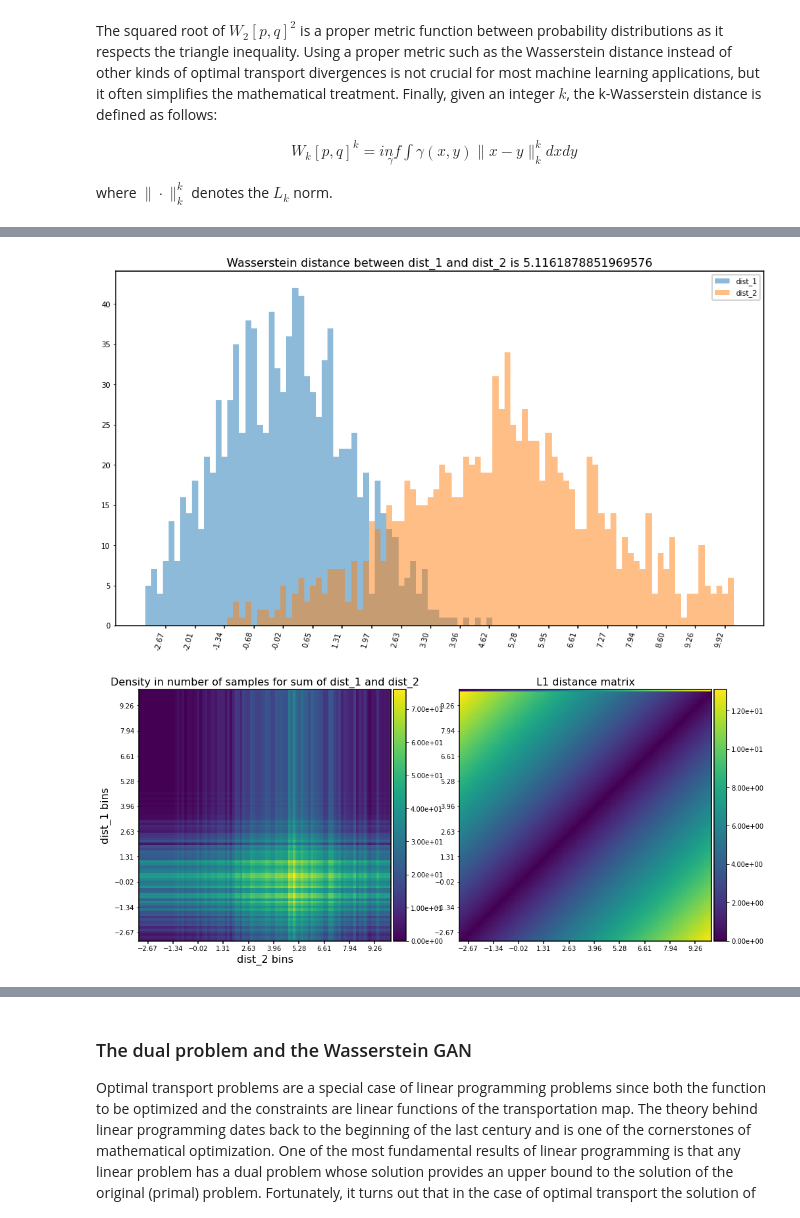
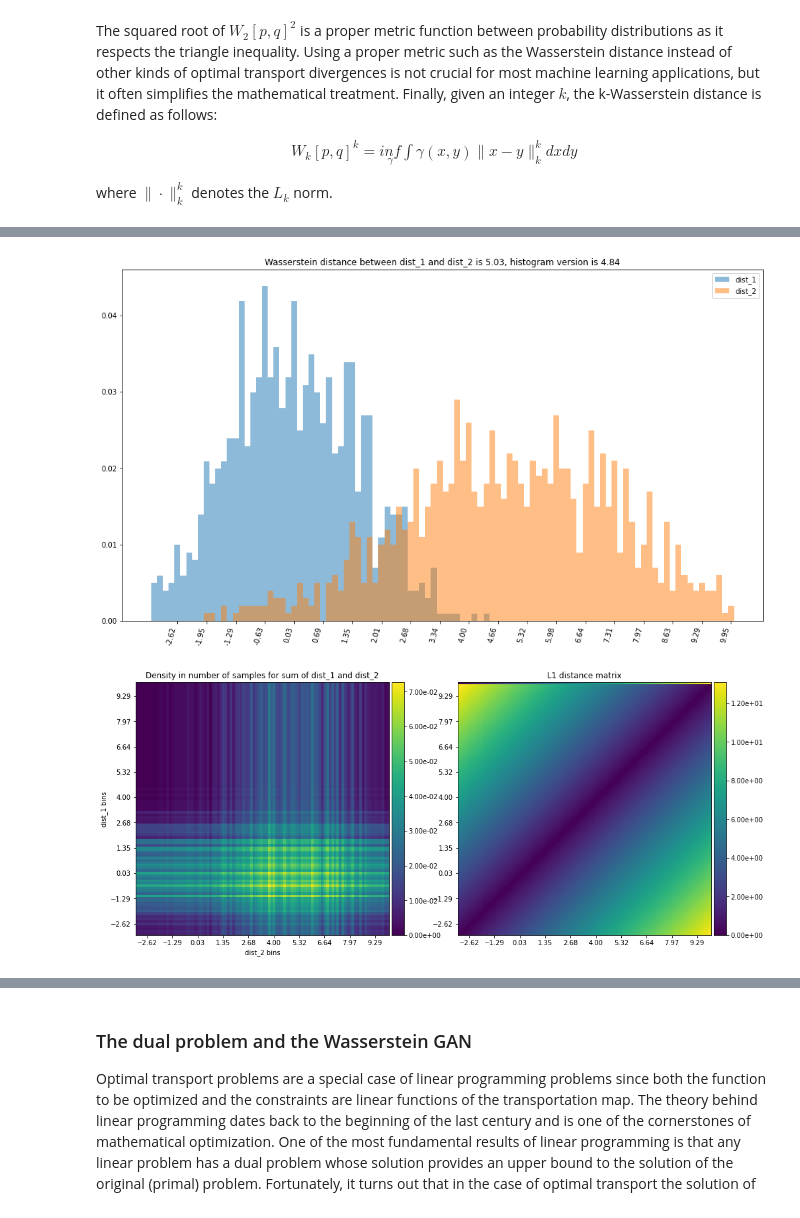
Before and after one commit to gnthibault/Optimisation-Python, a Jupyter notebook: OptimalTransportWasserteinDistance.ipynb, the cells around one changed output, grey strips where cells are left out. Drawn from its saved outputs; the diff is of its cells as text; code cells hidden in the pictures.

```diff
--- a/OptimalTransportWasserteinDistance.ipynb
+++ b/OptimalTransportWasserteinDistance.ipynb
@@ -196,12 +197,25 @@ dist_2 = np.random.normal(loc=mu_2, scale=sigma_2, size=nb_samples)
 min_99_perc = np.percentile(np.concatenate((dist_1, dist_2)), 1)
 max_99_perc = np.percentile(np.concatenate((dist_1, dist_2)), 99)
 #bins = np.linspace(min_99_perc, max_99_perc, nb_bins+1)
+
+# We also make sure that bins are normalized to 1 so that it looks like a distribution
 hist_1, bins = np.histogram(dist_1, bins=nb_bins, range=[min_99_perc, max_99_perc], density=False)
 hist_2, bins = np.histogram(dist_2, bins=nb_bins, range=[min_99_perc, max_99_perc], density=False)
+hist_1, hist_2 = hist_1/hist_1.sum(), hist_2/hist_2.sum()
 width_bins = np.diff(bins)
 center_bins = (bins[:-1] + bins[1:]) / 2
 
+# Compute wasserstein distance on the empirical distribution
+w_d = wasserstein_distance(u_values=dist_1,
+                           v_values=dist_2)
 
+# Compute wasserstein distances on the histogram version of the data
+w_d_hist = wasserstein_distance(u_values=center_bins,
+                                v_values=center_bins,
+                                u_weights=hist_1,
+                                v_weights=hist_2)
+
+# Plot
 fig, ax = plt.subplots(figsize=(16,9))
 #If bins is a sequence, it defines the bin edges, including the left edge of the first bin and the right edge of the last bin
 #ax.hist(dist_1, bins, alpha=0.5, label='dist_1')
@@ -212,7 +226,7 @@ ax.set_xticks(center_bins)
 ax.set_xticklabels(map(lambda x: f"{x:.2f}", center_bins), rotation = 75, ha="right")
 ax.locator_params(nbins=20, axis='x')
 ax.legend(loc='upper right')
-ax.set_title(f"Wasserstein distance between dist_1 and dist_2 is {wasserstein_distance(dist_1, dist_2)}")
+ax.set_title(f"Wasserstein distance between dist_1 and dist_2 is {w_d:.2f}, histogram version is {w_d_hist:.2f}")
 
 # Define density on both axis
 density = np.repeat(hist_1.reshape(-1,1)[::-1], len(bins)-1, axis=1)
@@ -229,32 +243,32 @@ fig, ax = plt.subplots(1,2, figsize=(16,9))
 
 # Plot density
 #[xmin,xmax,ymin,ymax]
 extent = [bins[0], bins[-1], bins[0], bins[-1]]
 heatmap = ax[0].imshow(density, extent=extent)
 divider = make_axes_locatable(ax[0])
 cax = divider.append_axes("right", size="5%", pad=0.05)
 plt.colorbar(heatmap, format=FormatStrFormatter('%.2e'), cax=cax)
 ax[0].set_xlabel("dist_2 bins")
 ax[0].set_ylabel("dist_1 bins")
 ax[0].set_xticks(center_bins)
 ax[0].set_yticks(center_bins)
 ax[0].locator_params(nbins=10, axis='both')
 ax[0].set_title(f"Density in number of samples for sum of dist_1 and dist_2")
 
 # Plot distance
 heatmap = ax[1].imshow(dist_mat, extent=extent)
 divider = make_axes_locatable(ax[1])
 cax = divider.append_axes("right", size="5%", pad=0.05)
 plt.colorbar(heatmap, format=FormatStrFormatter('%.2e'), cax=cax)
 #ax[1].axis('off')
 ax[0].set_xlabel("dist_2 bins")
 ax[0].set_ylabel("dist_1 bins")
 ax[1].set_xticks(center_bins)
 ax[1].set_yticks(center_bins)
 ax[1].locator_params(nbins=10, axis='both')
 ax[1].set_title(f"L1 distance matrix")
 
 plt.show()
 # %% [output]
-[figure, old version]
+[figure, new version]
-[figure, old version]
+[figure, new version]
```
Also changed, not shown: parts of 5 cells of this notebook.
